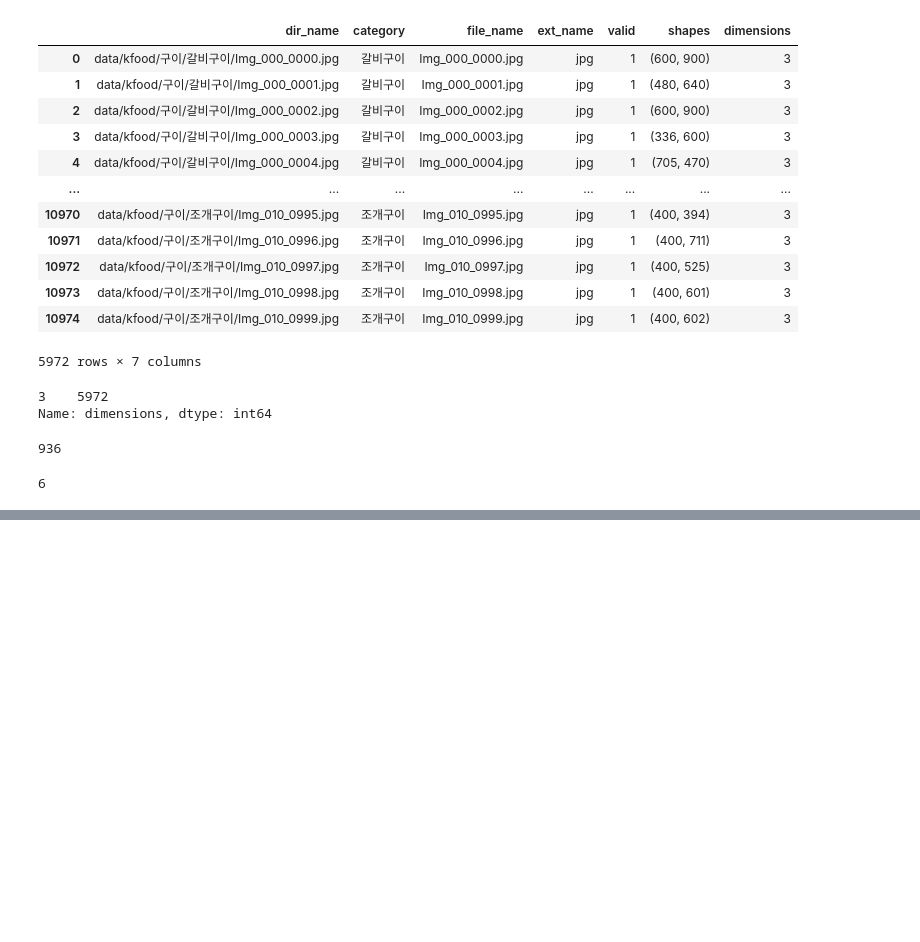
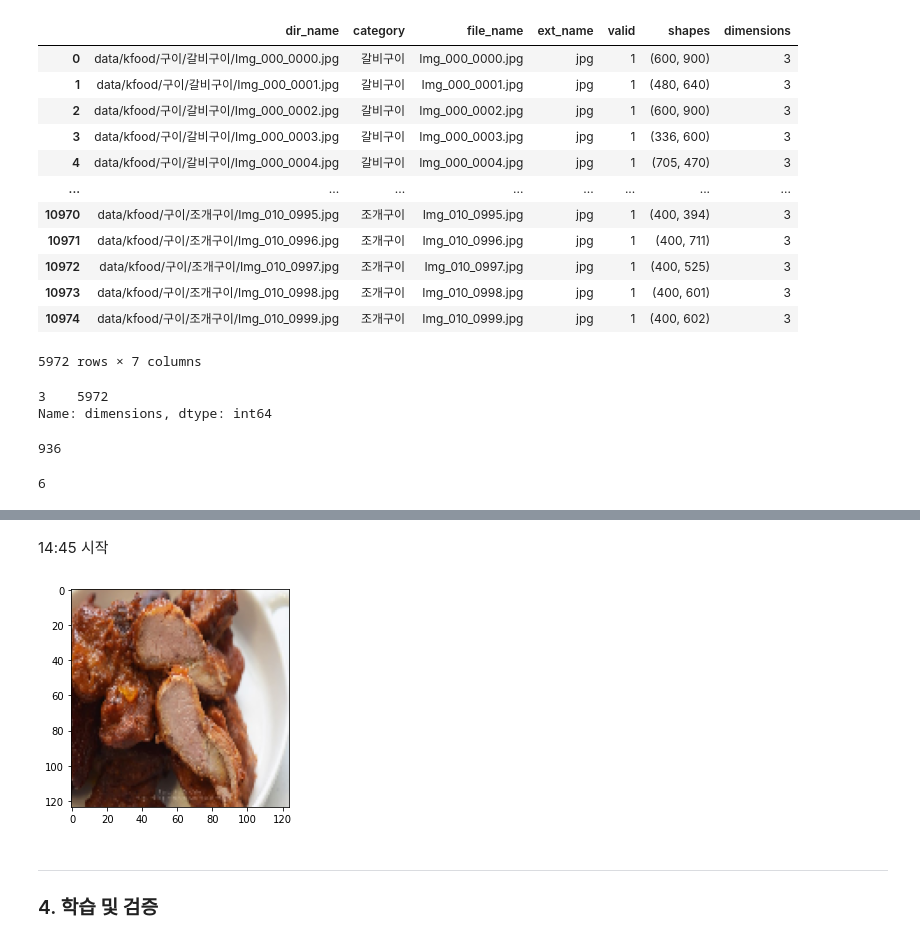
Before and after one commit to Chanjun-kim/Chanjun-kim.github.io, a Jupyter notebook: _ipynb/2021-06-08-CNN.ipynb, the cells around one changed output, grey strips where cells are left out. Cells and saved outputs as stored; diff of their text form; code cells hidden in the pictures; blank space fills up the shorter version.

```diff
--- a/_ipynb/2021-06-08-CNN.ipynb
+++ b/_ipynb/2021-06-08-CNN.ipynb
@@ -267,0 +396,11 @@ model.compile(optimizer='Adam', loss='categorical_crossentropy')
+# %% [markdown]
+14:45 시작
+# %%
+plt.imshow((val_generator.next()[0][0] * 255).astype(int))
+plt.show()
+# %% [output]
+[figure, added]
+# %% [markdown]
+---
+
+### 4. **학습 및 검증**
```
Also changed, not shown: parts of 40 cells of this notebook.
